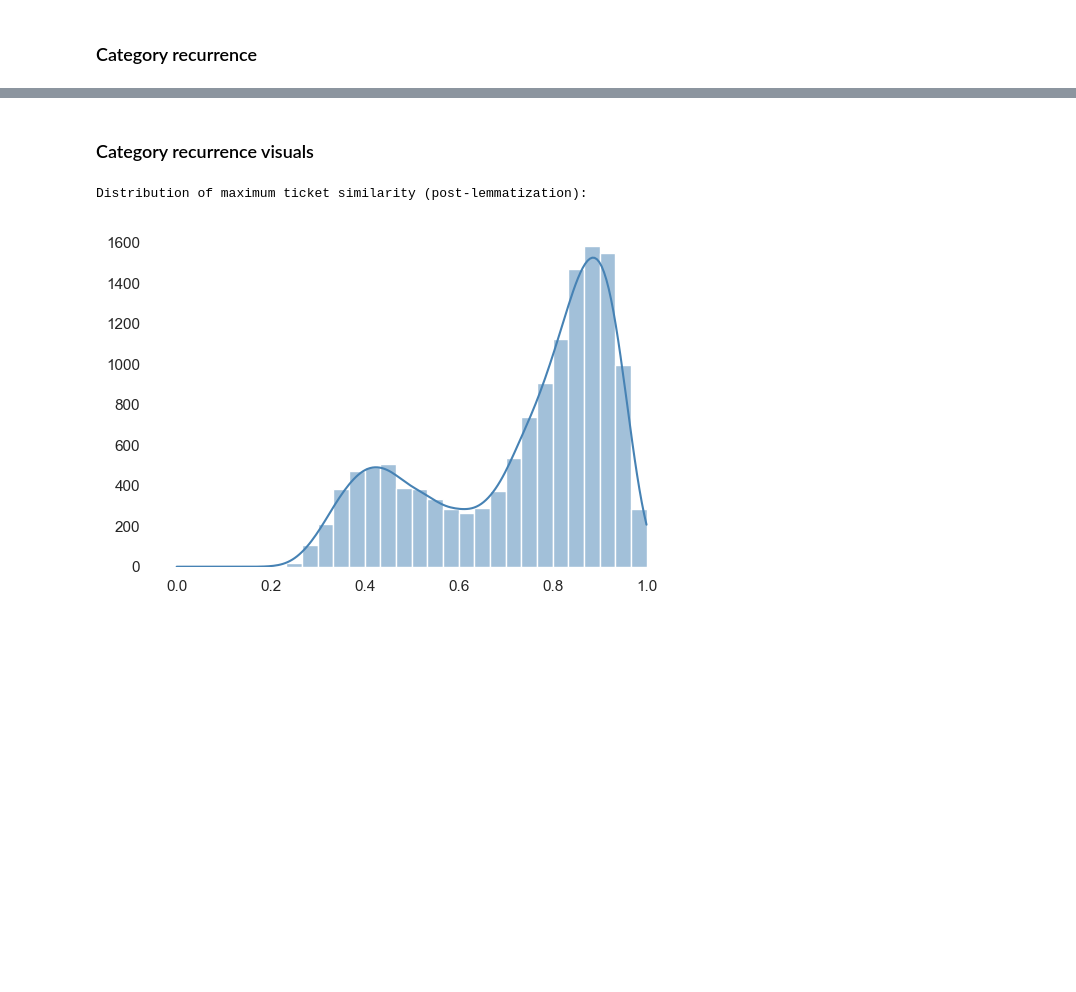
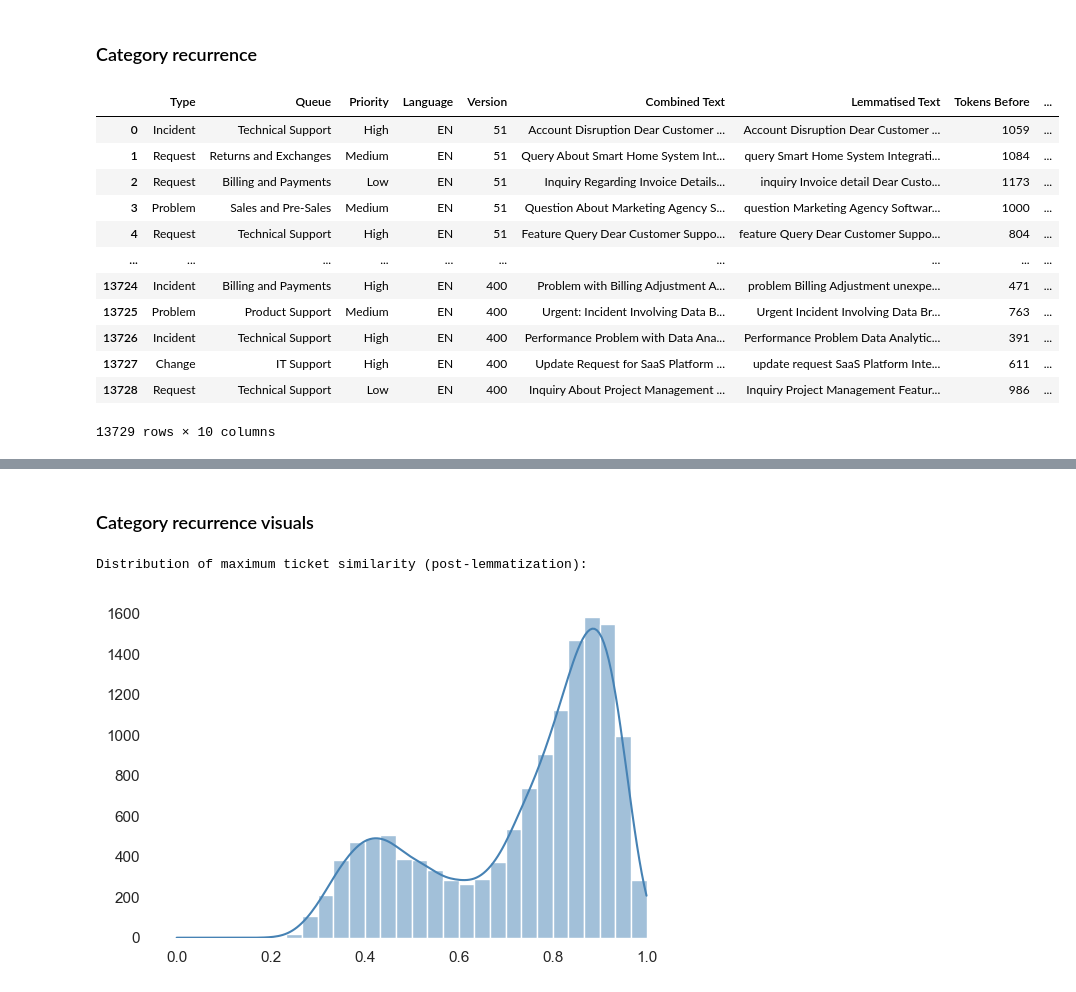
Before and after one commit to David-Golacis/IT-Support-Dashboard, a Jupyter notebook: Notebooks/02_Text_Lemmatisation.ipynb, the cells around one changed output, grey strips where cells are left out. Drawn from its saved outputs; the diff is of its cells as text; code cells hidden in the pictures; blank space fills up the shorter version.

```diff
--- a/Notebooks/02_Text_Lemmatisation.ipynb
+++ b/Notebooks/02_Text_Lemmatisation.ipynb
@@ -332,3 +381,19 @@ Proportion of tickets exceeding high-similarity thresholds:
 # %% [markdown]
 ### Category recurrence
+# %%
+lemmatised_text_df
+# %% [output]
+|  | Type | Queue | Priority | Language | Version | Combined Text | Lemmatised Text | Tokens Before | ... |
+| 0 | Incident | Technical Support | High | EN | 51 | Account Disruption Dear Customer ... | Account Disruption Dear Customer ... | 1059 | ... |
+| 1 | Request | Returns and Exchanges | Medium | EN | 51 | Query About Smart Home System Int... | query Smart Home System Integrati... | 1084 | ... |
+| 2 | Request | Billing and Payments | Low | EN | 51 | Inquiry Regarding Invoice Details... | inquiry Invoice detail Dear Custo... | 1173 | ... |
+| 3 | Problem | Sales and Pre-Sales | Medium | EN | 51 | Question About Marketing Agency S... | question Marketing Agency Softwar... | 1000 | ... |
+| 4 | Request | Technical Support | High | EN | 51 | Feature Query Dear Customer Suppo... | feature Query Dear Customer Suppo... | 804 | ... |
+| ... | ... | ... | ... | ... | ... | ... | ... | ... | ... |
+| 13724 | Incident | Billing and Payments | High | EN | 400 | Problem with Billing Adjustment A... | problem Billing Adjustment unexpe... | 471 | ... |
+| 13725 | Problem | Product Support | Medium | EN | 400 | Urgent: Incident Involving Data B... | Urgent Incident Involving Data Br... | 763 | ... |
+| 13726 | Incident | Technical Support | High | EN | 400 | Performance Problem with Data Ana... | Performance Problem Data Analytic... | 391 | ... |
+| 13727 | Change | IT Support | High | EN | 400 | Update Request for SaaS Platform ... | update request SaaS Platform Inte... | 611 | ... |
+| 13728 | Request | Technical Support | Low | EN | 400 | Inquiry About Project Management ... | Inquiry Project Management Featur... | 986 | ... |
+13729 rows × 10 columns
 # %%
```
Also changed, not shown: parts of 9 cells of this notebook, 4 other files.
